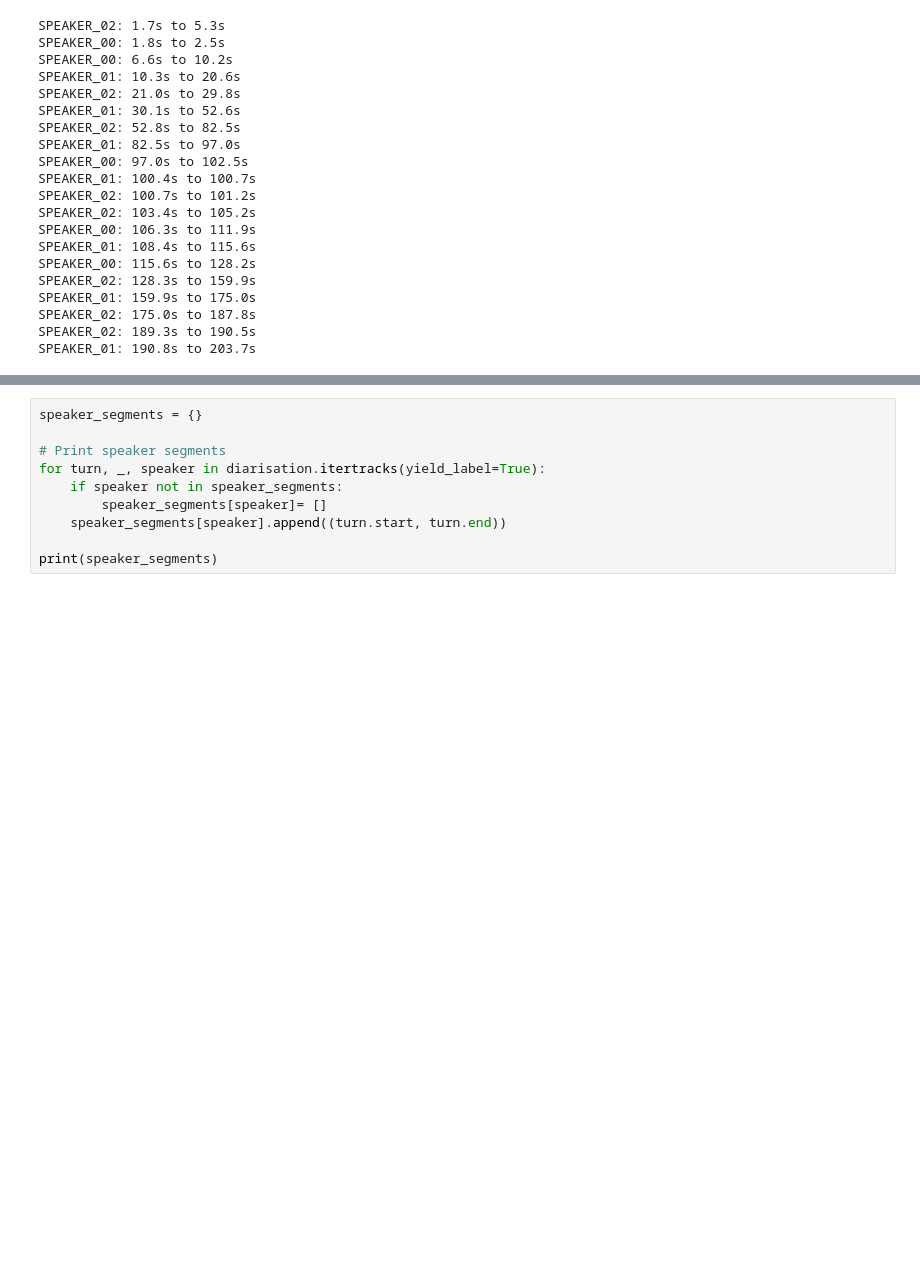
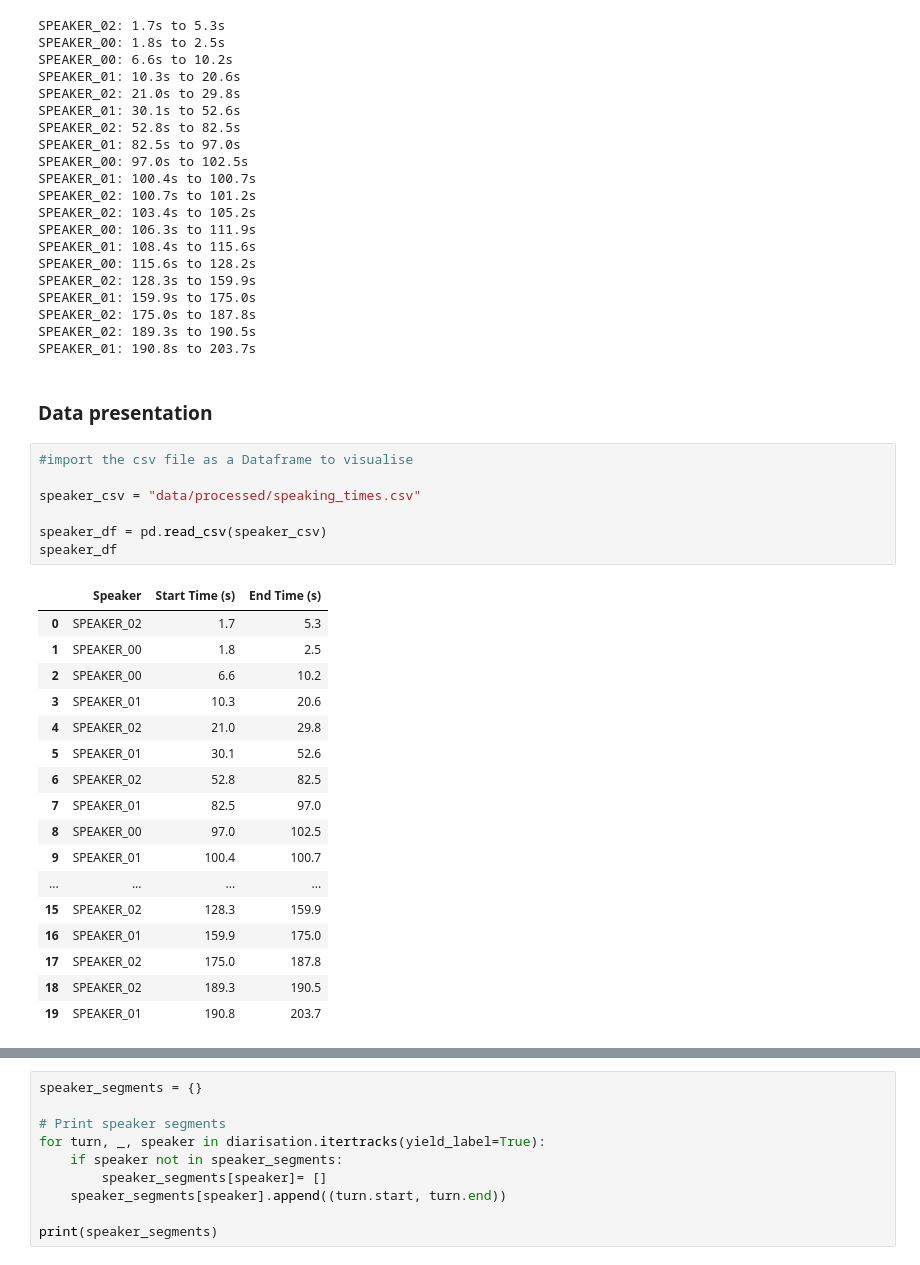
Before and after one commit to Kevin002023/machine_learning, a Jupyter notebook: project.ipynb, the cells around one changed output, grey strips where cells are left out. Drawn from its saved outputs; the diff is of its cells as text; blank space fills up the shorter version.

```diff
--- a/project.ipynb
+++ b/project.ipynb
@@ -112,3 +111,30 @@ SPEAKER_01: 159.9s to 175.0s
 SPEAKER_02: 175.0s to 187.8s
 SPEAKER_02: 189.3s to 190.5s
 SPEAKER_01: 190.8s to 203.7s
+# %% [markdown]
+### Data presentation
+# %%
+#import the csv file as a Dataframe to visualise
+
+speaker_csv = "data/processed/speaking_times.csv"
+
+speaker_df = pd.read_csv(speaker_csv)
+speaker_df
+# %% [output]
+|  | Speaker | Start Time (s) | End Time (s) |
+| 0 | SPEAKER_02 | 1.7 | 5.3 |
+| 1 | SPEAKER_00 | 1.8 | 2.5 |
+| 2 | SPEAKER_00 | 6.6 | 10.2 |
+| 3 | SPEAKER_01 | 10.3 | 20.6 |
+| 4 | SPEAKER_02 | 21.0 | 29.8 |
+| 5 | SPEAKER_01 | 30.1 | 52.6 |
+| 6 | SPEAKER_02 | 52.8 | 82.5 |
+| 7 | SPEAKER_01 | 82.5 | 97.0 |
+| 8 | SPEAKER_00 | 97.0 | 102.5 |
+| 9 | SPEAKER_01 | 100.4 | 100.7 |
+| ... | ... | ... | ... |
+| 15 | SPEAKER_02 | 128.3 | 159.9 |
+| 16 | SPEAKER_01 | 159.9 | 175.0 |
+| 17 | SPEAKER_02 | 175.0 | 187.8 |
+| 18 | SPEAKER_02 | 189.3 | 190.5 |
+| 19 | SPEAKER_01 | 190.8 | 203.7 |
```
Also changed, not shown: parts of 5 cells of this notebook.
